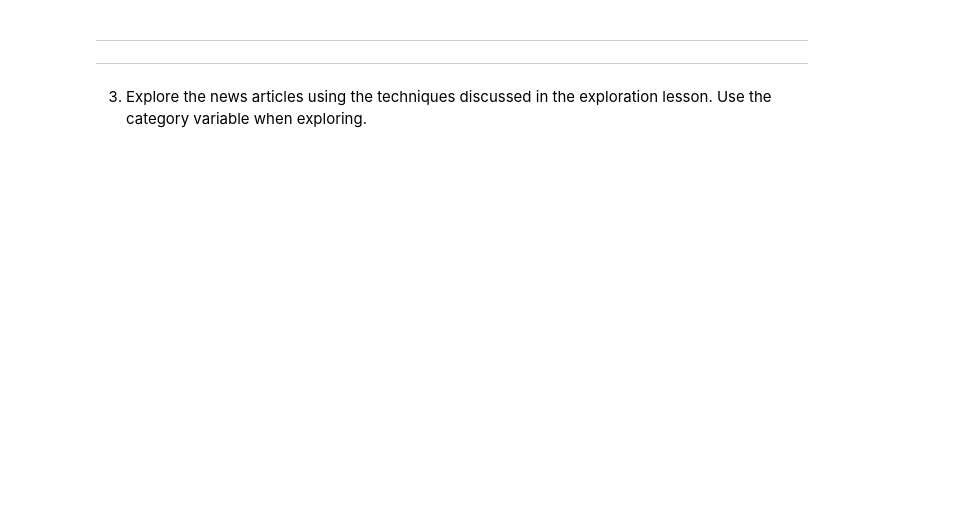
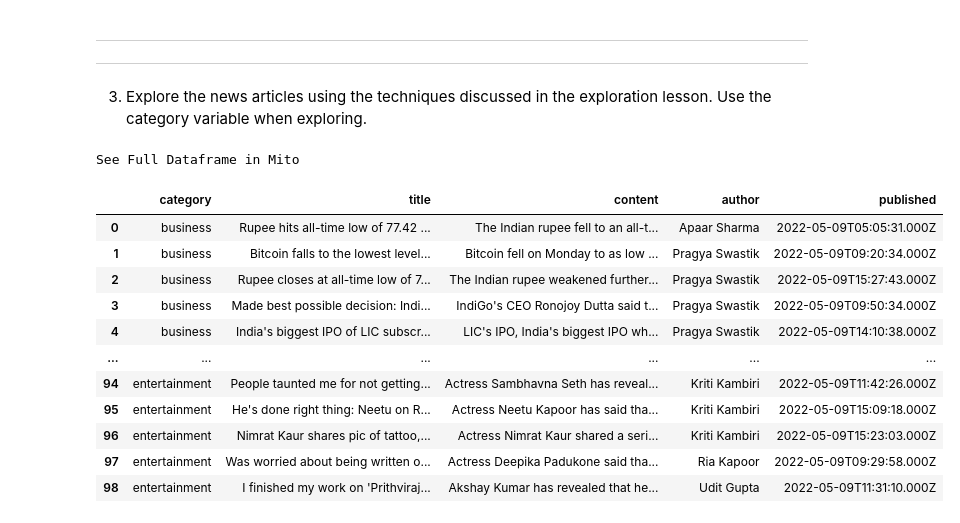
Before and after one commit to nicholas-dougherty/natural-language-processing-exercises, a Jupyter notebook: explore.ipynb, the cells around one changed output. Cells and saved outputs as stored; diff of their text form; code cells hidden in the pictures; blank space fills up the shorter version.

```diff
--- a/explore.ipynb
+++ b/explore.ipynb
@@ -227,3 +259,21 @@ plt.show()
 ***
 ***
 3. Explore the news articles using the techniques discussed in the exploration lesson. Use the category variable when exploring.
+# %%
+news_df = acquire.get_news_articles()
+# %%
+news_df
+# %% [output]
+See Full Dataframe in Mito
+|  | category | title | content | author | published |
+| 0 | business | Rupee hits all-time low of 77.42 ... | The Indian rupee fell to an all-t... | Apaar Sharma | 2022-05-09T05:05:31.000Z |
+| 1 | business | Bitcoin falls to the lowest level... | Bitcoin fell on Monday to as low ... | Pragya Swastik | 2022-05-09T09:20:34.000Z |
+| 2 | business | Rupee closes at all-time low of 7... | The Indian rupee weakened further... | Pragya Swastik | 2022-05-09T15:27:43.000Z |
+| 3 | business | Made best possible decision: Indi... | IndiGo's CEO Ronojoy Dutta said t... | Pragya Swastik | 2022-05-09T09:50:34.000Z |
+| 4 | business | India's biggest IPO of LIC subscr... | LIC's IPO, India's biggest IPO wh... | Pragya Swastik | 2022-05-09T14:10:38.000Z |
+| ... | ... | ... | ... | ... | ... |
+| 94 | entertainment | People taunted me for not getting... | Actress Sambhavna Seth has reveal... | Kriti Kambiri | 2022-05-09T11:42:26.000Z |
+| 95 | entertainment | He's done right thing: Neetu on R... | Actress Neetu Kapoor has said tha... | Kriti Kambiri | 2022-05-09T15:09:18.000Z |
+| 96 | entertainment | Nimrat Kaur shares pic of tattoo,... | Actress Nimrat Kaur shared a seri... | Kriti Kambiri | 2022-05-09T15:23:03.000Z |
+| 97 | entertainment | Was worried about being written o... | Actress Deepika Padukone said tha... | Ria Kapoor | 2022-05-09T09:29:58.000Z |
+| 98 | entertainment | I finished my work on 'Prithviraj... | Akshay Kumar has revealed that he... | Udit Gupta | 2022-05-09T11:31:10.000Z |
```
Also changed, not shown: parts of 6 cells of this notebook, 1 other file.
